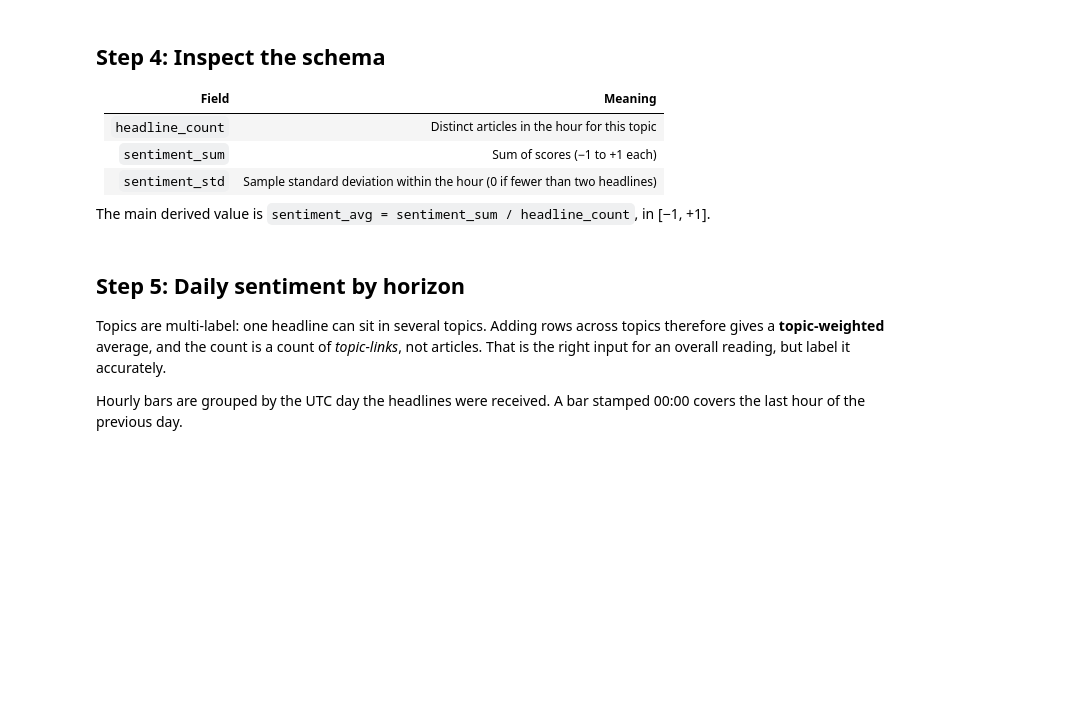
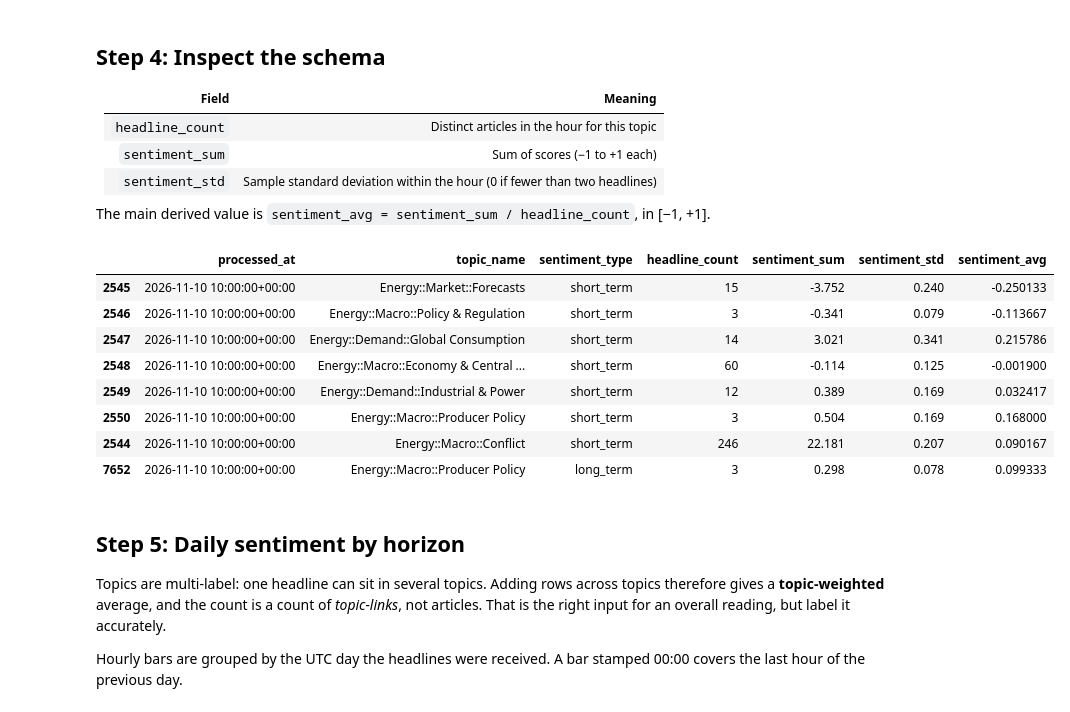
Before and after one commit to saffronblueai/permutable-examples, a Jupyter notebook: systematic/global_commodity_sentiment/notebooks/getting_started/gcsi_quickstart.ipynb, the cells around one changed output. Drawn from its saved outputs; the diff is of its cells as text; code cells hidden in the pictures; blank space fills up the shorter version.

```diff
--- a/systematic/global_commodity_sentiment/notebooks/getting_started/gcsi_quickstart.ipynb
+++ b/systematic/global_commodity_sentiment/notebooks/getting_started/gcsi_quickstart.ipynb
@@ -215,10 +222,20 @@ print(f"{len(hourly):,} rows | {hourly['topic_name'].nunique()} topics | "
 
 The main derived value is `sentiment_avg = sentiment_sum / headline_count`, in [−1, +1].
 # %%
-columns = ['extraction_time', 'topic_name', 'sentiment_type', 'headline_count', 'sentiment_sum', 'sentiment_std']
-sample = hourly[columns].sort_values('extraction_time').tail(8).copy()
+columns = ['processed_at', 'topic_name', 'sentiment_type', 'headline_count', 'sentiment_sum', 'sentiment_std']
+sample = hourly[columns].sort_values('processed_at').tail(8).copy()
 sample['sentiment_avg'] = sample['sentiment_sum'] / sample['headline_count']
 display(sample)
+# %% [output]
+|  | processed_at | topic_name | sentiment_type | headline_count | sentiment_sum | sentiment_std | sentiment_avg |
+| 2545 | 2026-11-10 10:00:00+00:00 | Energy::Market::Forecasts | short_term | 15 | -3.752 | 0.240 | -0.250133 |
+| 2546 | 2026-11-10 10:00:00+00:00 | Energy::Macro::Policy & Regulation | short_term | 3 | -0.341 | 0.079 | -0.113667 |
+| 2547 | 2026-11-10 10:00:00+00:00 | Energy::Demand::Global Consumption | short_term | 14 | 3.021 | 0.341 | 0.215786 |
+| 2548 | 2026-11-10 10:00:00+00:00 | Energy::Macro::Economy & Central ... | short_term | 60 | -0.114 | 0.125 | -0.001900 |
+| 2549 | 2026-11-10 10:00:00+00:00 | Energy::Demand::Industrial & Power | short_term | 12 | 0.389 | 0.169 | 0.032417 |
+| 2550 | 2026-11-10 10:00:00+00:00 | Energy::Macro::Producer Policy | short_term | 3 | 0.504 | 0.169 | 0.168000 |
+| 2544 | 2026-11-10 10:00:00+00:00 | Energy::Macro::Conflict | short_term | 246 | 22.181 | 0.207 | 0.090167 |
+| 7652 | 2026-11-10 10:00:00+00:00 | Energy::Macro::Producer Policy | long_term | 3 | 0.298 | 0.078 | 0.099333 |
 # %% [markdown]
 ## Step 5: Daily sentiment by horizon
 
```
Also changed, not shown: parts of 6 cells of this notebook, 22 other files.
